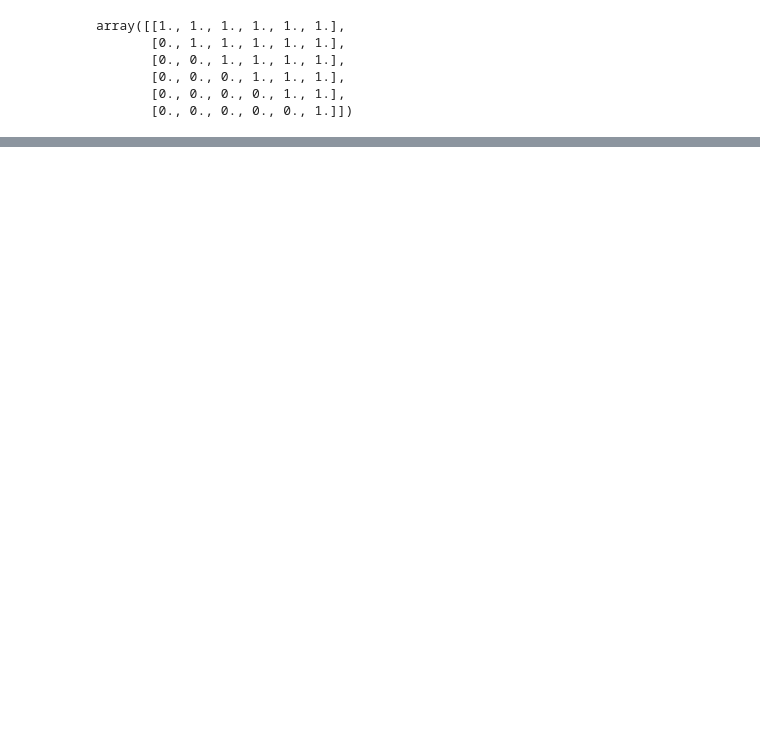
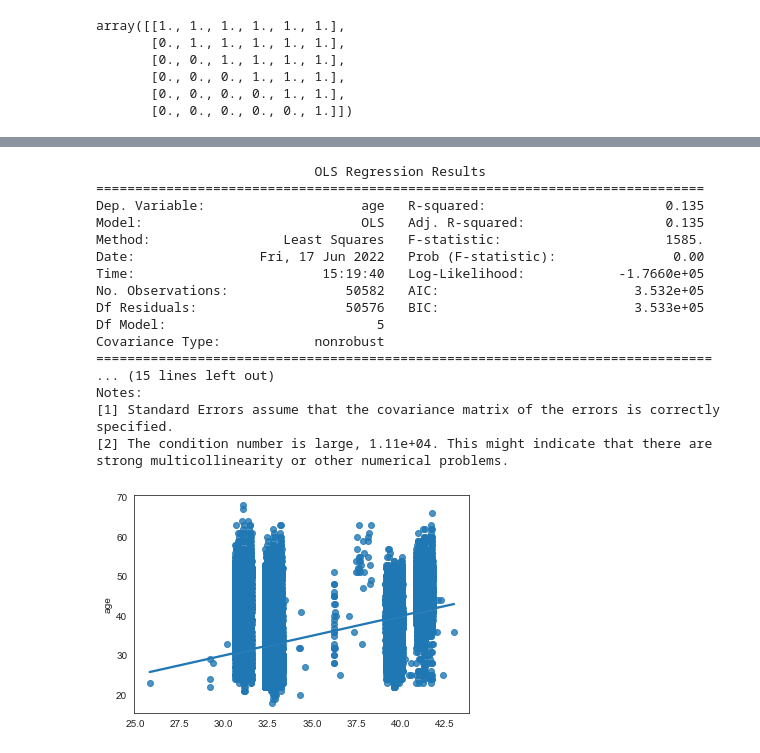
Before and after one commit to DHushchin/orc_analysis, a Jupyter notebook: orc-regression.ipynb, the cells around one changed output, grey strips where cells are left out. Saved outputs shown, nothing was run; the diff lists cells and outputs as text; code cells hidden in the pictures; blank space fills up the shorter version.

```diff
--- a/orc-regression.ipynb
+++ b/orc-regression.ipynb
@@ -117,0 +126,29 @@ plt.show()
+# %%
+X_incl_const = sm.add_constant(x_train)
+
+model = sm.OLS(y_train, X_incl_const)
+result= model.fit()
+print(result.summary())
+r=result.predict(X_incl_const)
+r=np.array(result)
+sns.regplot(result.fittedvalues.copy(), y_train)
+plt.show()
+# %% [output]
+                            OLS Regression Results
+==============================================================================
+Dep. Variable:                    age   R-squared:                       0.135
+Model:                            OLS   Adj. R-squared:                  0.135
+Method:                 Least Squares   F-statistic:                     1585.
+Date:                Fri, 17 Jun 2022   Prob (F-statistic):               0.00
+Time:                        15:19:40   Log-Likelihood:            -1.7660e+05
+No. Observations:               50582   AIC:                         3.532e+05
+Df Residuals:                   50576   BIC:                         3.533e+05
+Df Model:                           5
+Covariance Type:            nonrobust
+===============================================================================
+... (15 lines left out)
+Notes:
+[1] Standard Errors assume that the covariance matrix of the errors is correctly specified.
+[2] The condition number is large, 1.11e+04. This might indicate that there are
+strong multicollinearity or other numerical problems.
+[figure, added]
```
Also changed, not shown: parts of 27 cells of this notebook, 3 other files.
